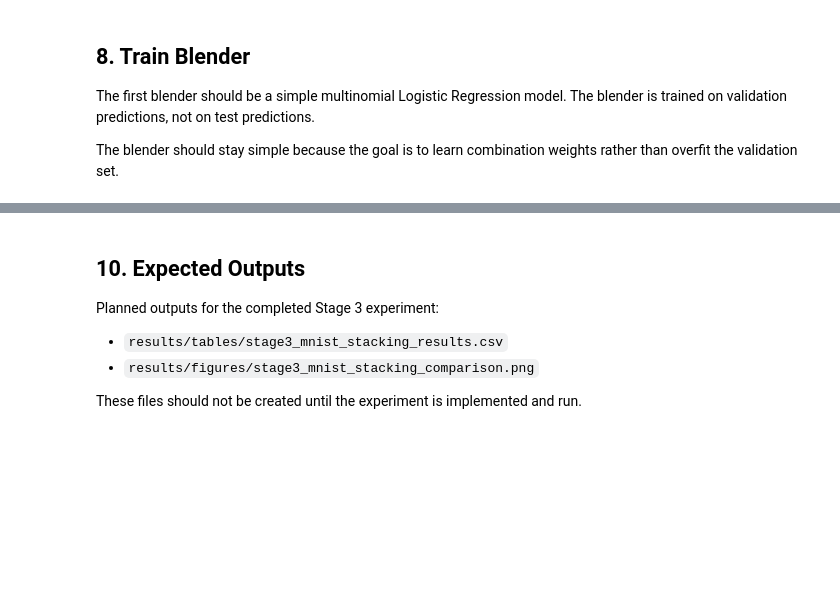
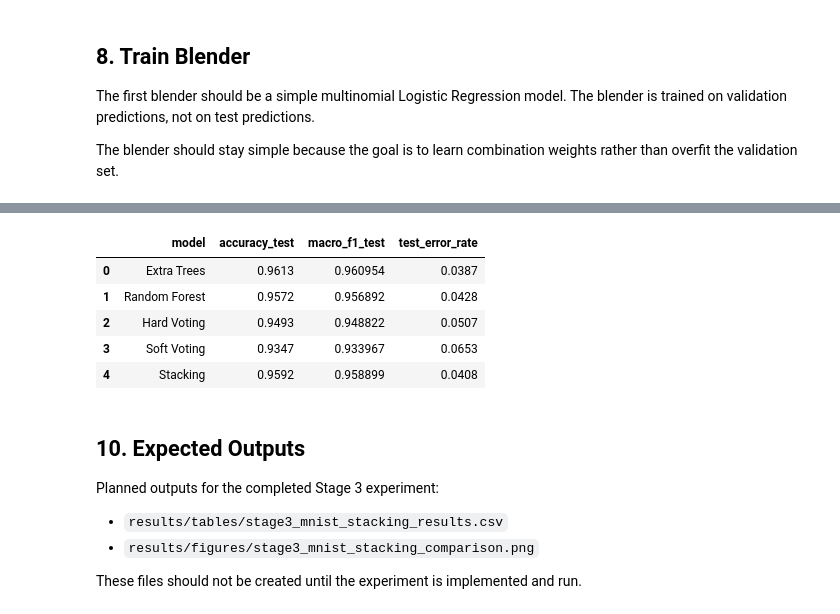
Before and after one commit to curryfy/ensemble-learning-lab, a Jupyter notebook: notebooks/03_mnist_stacking_blender.ipynb, the cells around one changed output, grey strips where cells are left out. Cells and saved outputs as stored; diff of their text form; code cells hidden in the pictures; blank space fills up the shorter version.

Commit message:
Complete Stage 3 stacking evaluation and coefficient analysis

```diff
--- a/notebooks/03_mnist_stacking_blender.ipynb
+++ b/notebooks/03_mnist_stacking_blender.ipynb
@@ -136,11 +267,16 @@ The first blender should be a simple multinomial Logistic Regression model. The
 
 The blender should stay simple because the goal is to learn combination weights rather than overfit the validation set.
 # %%
-blender = LogisticRegression(
-    max_iter=1000,
-    multi_class="multinomial",
-    random_state=RANDOM_STATE,
+from sklearn.pipeline import Pipeline
+
+blender = Pipeline(
+    [
+        ("scaler", StandardScaler()),
+        ("model", LogisticRegression(
+            max_iter=1000,
+            multi_class="multinomial",
+            random_state=42
+        ))
+    ]
 )
-
-# Placeholder only.
-# blender.fit(Z_validation, y_validation)
+blender.fit(Z_validation, y_validation)
@@ -169,3 +303,69 @@ Use the same metrics as Stage 2:
+# %%
+def compute_test_metrics(model_name, y_true, y_pred):
+    accuracy = accuracy_score(y_true, y_pred)
+    return {
+        "model": model_name,
+        "accuracy_test": accuracy,
+        "macro_f1_test": f1_score(y_true, y_pred, average="macro"),
+        "test_error_rate": 1.0 - accuracy,
+    }
+
+
+def manual_hard_vote(models, X):
+    predictions = np.array([model.predict(X) for model in models])
+    return np.apply_along_axis(
+        lambda votes: np.bincount(votes.astype(int)).argmax(),
+        axis=0,
+        arr=predictions,
+    )
+
+
+def manual_soft_vote(models, X):
+    probabilities = np.array([model.predict_proba(X) for model in models])
+    mean_probabilities = probabilities.mean(axis=0)
+    return mean_probabilities.argmax(axis=1)
+
+
+extra_trees_pred = fitted_base_models["Extra-Trees"].predict(X_test)
+random_forest_pred = fitted_base_models["Random Forest"].predict(X_test)
+
+hard_voting_model_names = [
+    "Extra-Trees",
+    "Random Forest",
+    "Linear SVM-like SGD",
+    "Logistic Regression",
+]
+soft_voting_model_names = [
+    "Extra-Trees",
+    "Random Forest",
+    "Logistic Regression",
+]
+
+hard_voting_models = [fitted_base_models[name] for name in hard_voting_model_names]
+soft_voting_models = [fitted_base_models[name] for name in soft_voting_model_names]
+
+hard_voting_pred = manual_hard_vote(hard_voting_models, X_test)
+soft_voting_pred = manual_soft_vote(soft_voting_models, X_test)
+stacking_pred = blender.predict(Z_test)
+
+stage3_results = pd.DataFrame(
+    [
+        compute_test_metrics("Extra Trees", y_test, extra_trees_pred),
+        compute_test_metrics("Random Forest", y_test, random_forest_pred),
+        compute_test_metrics("Hard Voting", y_test, hard_voting_pred),
+        compute_test_metrics("Soft Voting", y_test, soft_voting_pred),
+        compute_test_metrics("Stacking", y_test, stacking_pred),
+    ]
+)
+
+stage3_results
+# %% [output]
+|  | model | accuracy_test | macro_f1_test | test_error_rate |
+| 0 | Extra Trees | 0.9613 | 0.960954 | 0.0387 |
+| 1 | Random Forest | 0.9572 | 0.956892 | 0.0428 |
+| 2 | Hard Voting | 0.9493 | 0.948822 | 0.0507 |
+| 3 | Soft Voting | 0.9347 | 0.933967 | 0.0653 |
+| 4 | Stacking | 0.9592 | 0.958899 | 0.0408 |
 # %% [markdown]
 ## 10. Expected Outputs
 
```
Also changed, not shown: parts of 12 cells of this notebook.
